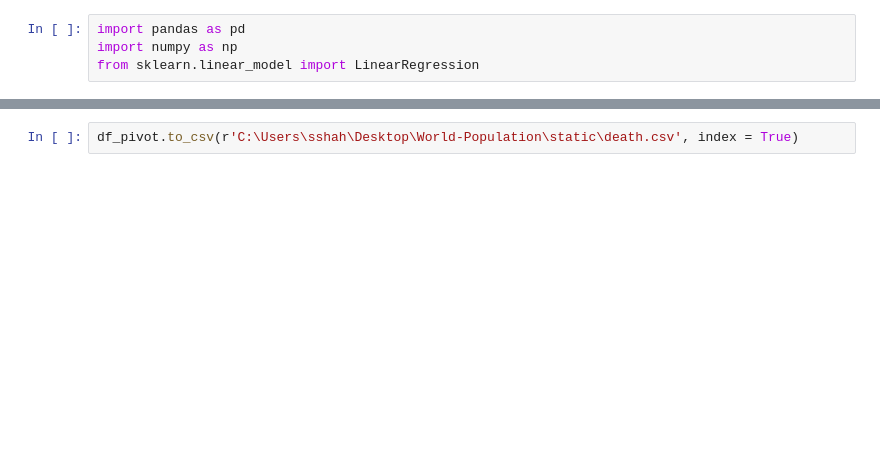
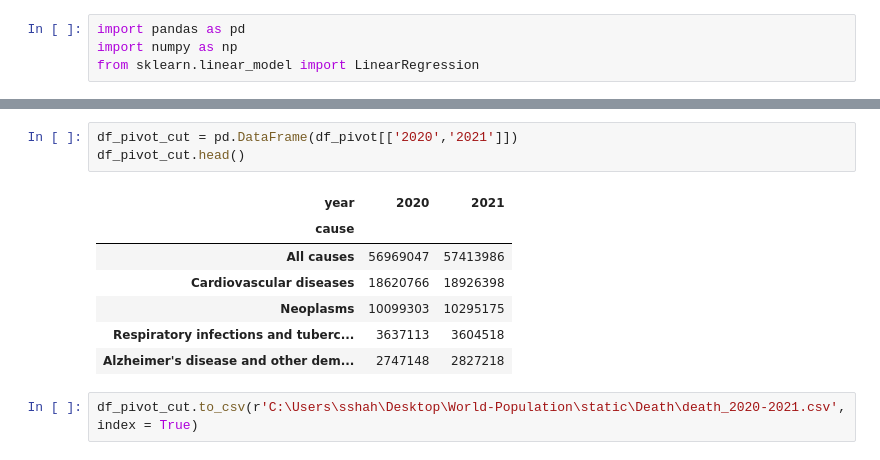
Before and after one commit to ShalevShahar/World-Population, a Jupyter notebook: static/Death/causeOfDeath.ipynb, the cells around one changed output, grey strips where cells are left out. Drawn from its saved outputs; the diff is of its cells as text; blank space fills up the shorter version.

```diff
--- a/static/Death/causeOfDeath.ipynb
+++ b/static/Death/causeOfDeath.ipynb
@@ -53,2 +70,13 @@ SyntaxError: invalid syntax (<ipython-input-5-520dc40de336>, line 22)
+# %%
+df_pivot_cut = pd.DataFrame(df_pivot[['2020','2021']])
+df_pivot_cut.head()
+# %% [output]
+| year | 2020 | 2021 |
+| cause |  |  |
+| All causes | 56969047 | 57413986 |
+| Cardiovascular diseases | 18620766 | 18926398 |
+| Neoplasms | 10099303 | 10295175 |
+| Respiratory infections and tuberc... | 3637113 | 3604518 |
+| Alzheimer's disease and other dem... | 2747148 | 2827218 |
 # %%
-df_pivot.to_csv(r'C:\Users\sshah\Desktop\World-Population\static\death.csv', index = True)
+df_pivot_cut.to_csv(r'C:\Users\sshah\Desktop\World-Population\static\Death\death_2020-2021.csv', index = True)
```
Also changed, not shown: parts of 2 cells of this notebook, 3 other files.
